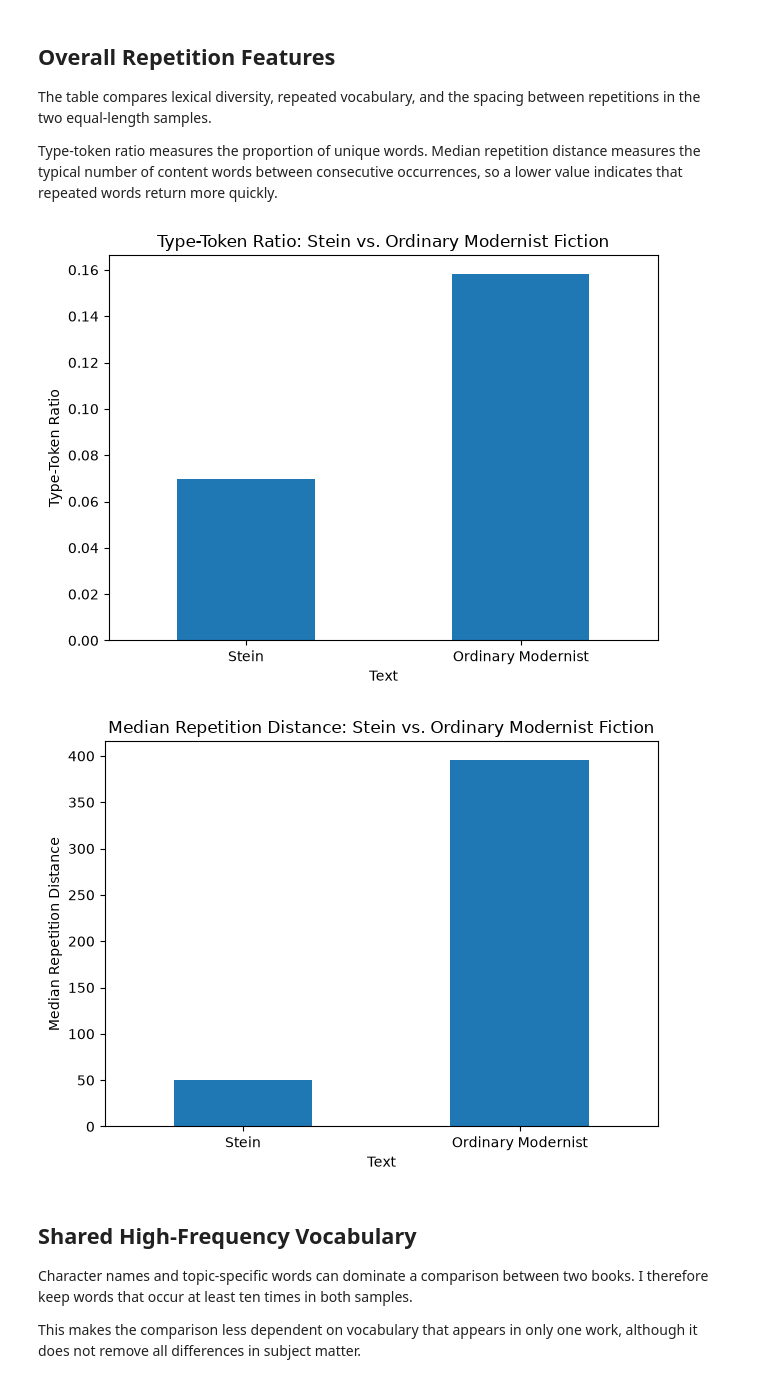
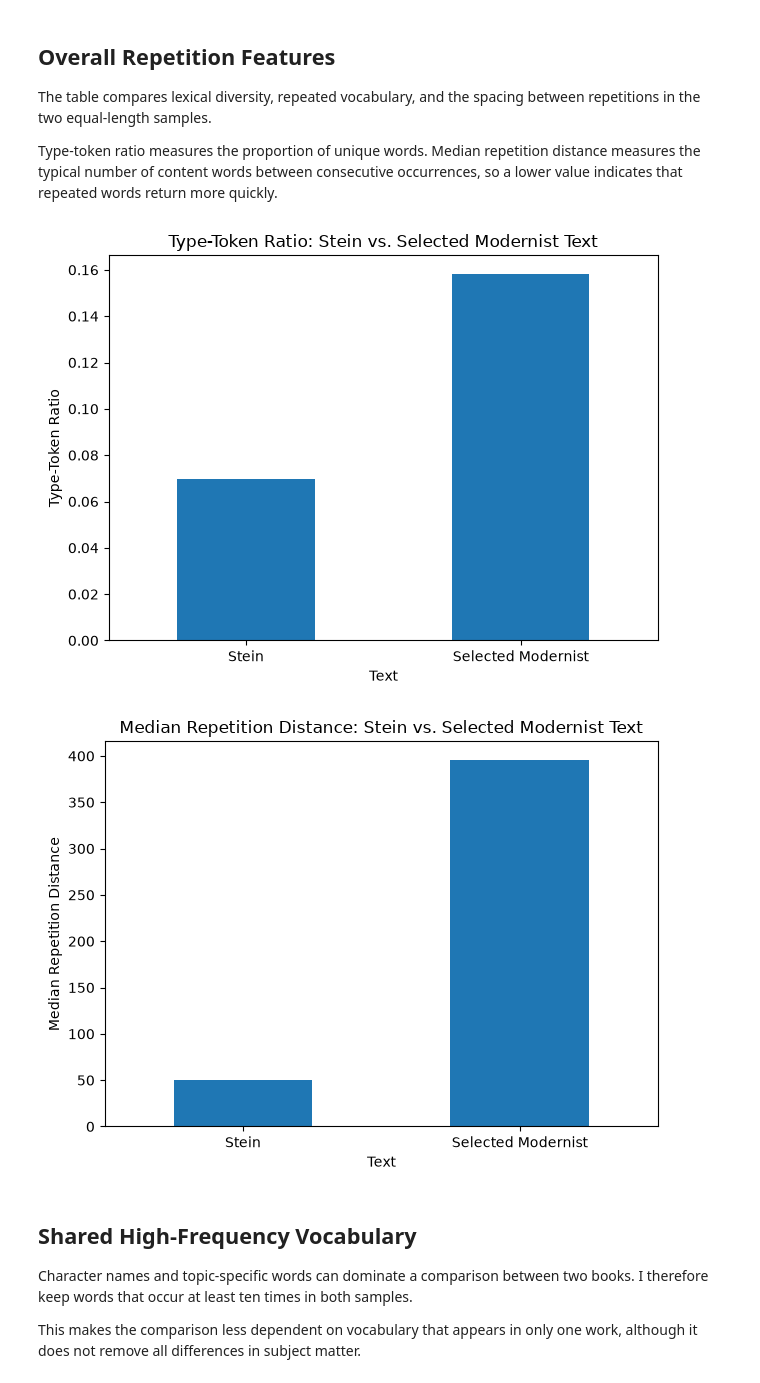
Before and after one commit to CiciXie-haotong/Modernism-Classifier, a Jupyter notebook: repetition_analysis.ipynb.ipynb, the cells around one changed output. Cells and saved outputs as stored; diff of their text form; code cells hidden in the pictures.

```diff
--- a/repetition_analysis.ipynb.ipynb
+++ b/repetition_analysis.ipynb.ipynb
@@ -63,8 +63,15 @@ len(nonmodern_tokens)
 modern_start = modern_text.find("CHAPTER I")
 nonmodern_start = nonmodern_text.find("CHAPTER I")
 
-modern_text_clean = modern_text[modern_start:]
-nonmodern_text_clean = nonmodern_text[nonmodern_start:]
+if modern_start != -1:
+    modern_text_clean = modern_text[modern_start:]
+else:
+    modern_text_clean = modern_text
+
+if nonmodern_start != -1:
+    nonmodern_text_clean = nonmodern_text[nonmodern_start:]
+else:
+    nonmodern_text_clean = nonmodern_text
 # %%
 modern_tokens = word_tokenize(modern_text_clean)
 nonmodern_tokens = word_tokenize(nonmodern_text_clean)
@@ -2803,7 +2810,7 @@ stein_vs_ordinary_modern_df = pd.DataFrame(
     ],
     index=[
         "Stein",
-        "Ordinary Modernist"
+        "Selected Modernist"
     ]
 )
 
@@ -2821,24 +2828,24 @@ Type-token ratio measures the proportion of unique words. Median repetition dist
 # %%
 stein_vs_ordinary_modern_df[
     "type_token_ratio"
 ].plot(
     kind="bar",
-    title="Type-Token Ratio: Stein vs. Ordinary Modernist Fiction"
+    title="Type-Token Ratio: Stein vs. Selected Modernist Text"
 )
 
 plt.xlabel("Text")
 plt.ylabel("Type-Token Ratio")
 plt.xticks(rotation=0)
 plt.tight_layout()
 plt.show()
 # %% [output]
-[figure, old version]
+[figure, new version]
 # %%
 stein_vs_ordinary_modern_df[
     "median_repetition_distance"
 ].plot(
     kind="bar",
-    title="Median Repetition Distance: Stein vs. Ordinary Modernist Fiction"
+    title="Median Repetition Distance: Stein vs. Selected Modernist Text"
 )
 
 plt.xlabel("Text")
@@ -2847,7 +2854,7 @@ plt.xticks(rotation=0)
 plt.tight_layout()
 plt.show()
 # %% [output]
-[figure, old version]
+[figure, new version]
 # %% [markdown]
 ## Shared High-Frequency Vocabulary
 
```
Also changed, not shown: parts of 17 cells of this notebook.
